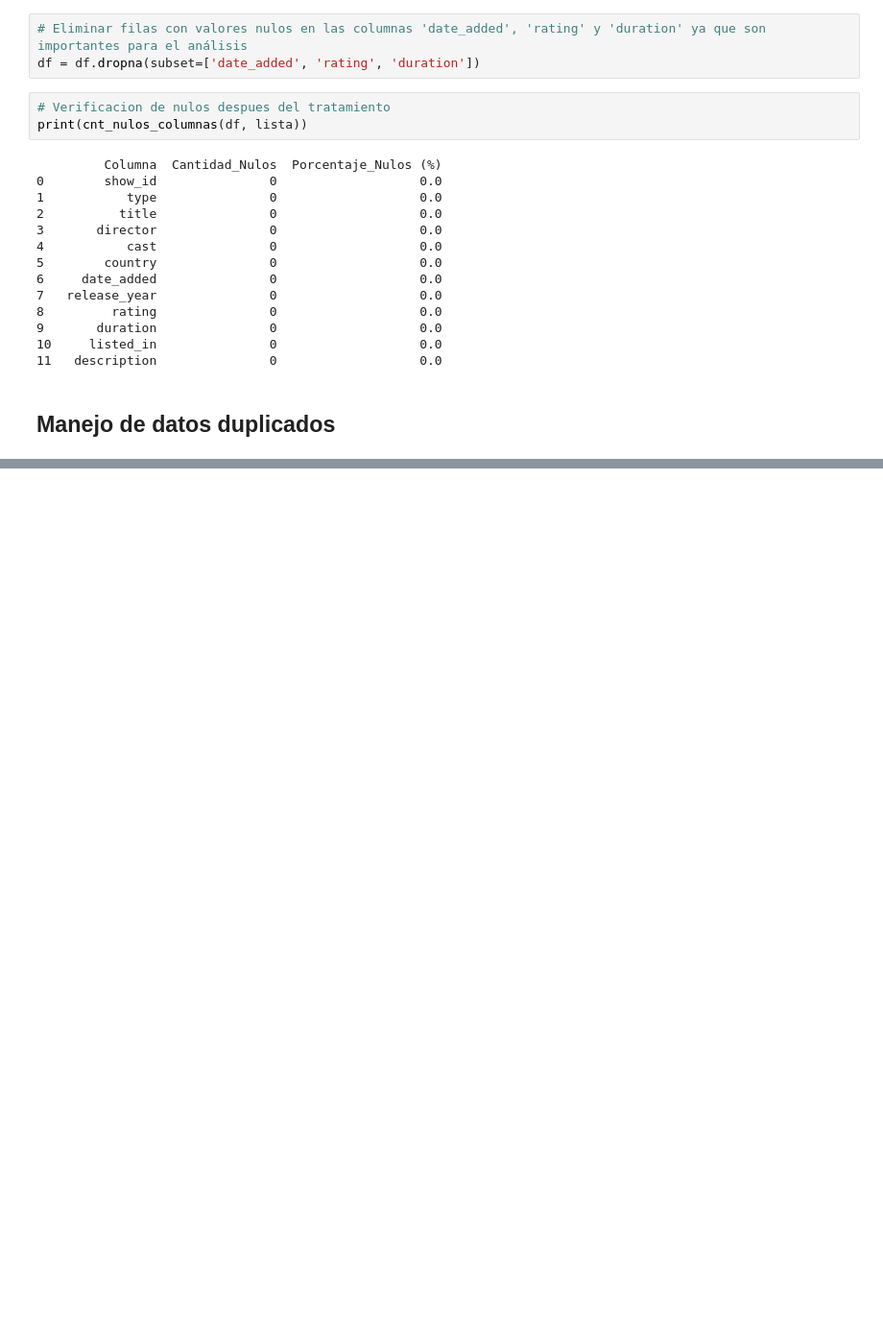
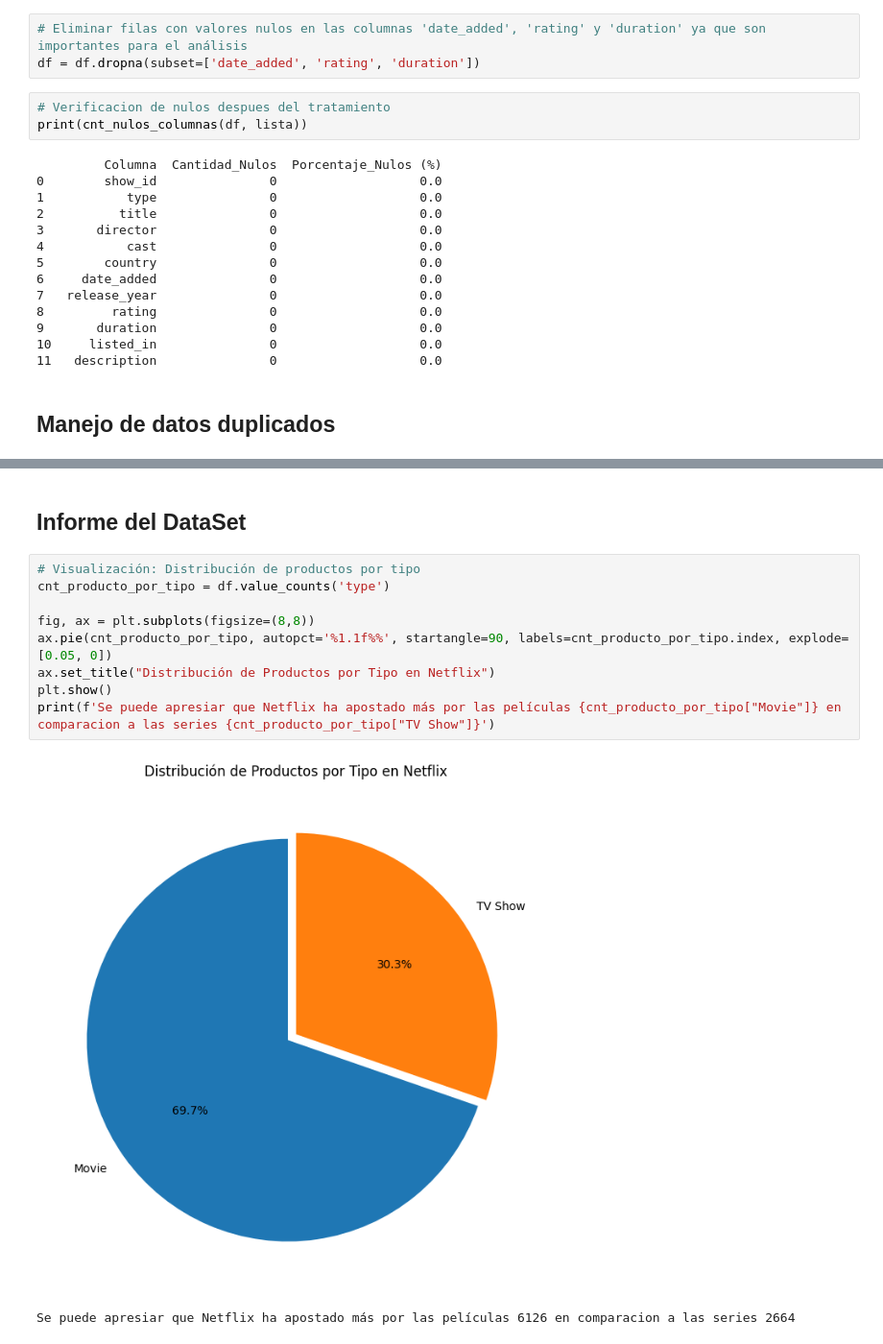
Before and after one commit to anton613/Proyecto_Data_Analisis_Series_Peliculas_Netflix, a Jupyter notebook: NoteBook/analisis.ipynb, the cells around one changed output, grey strips where cells are left out. Shown: that part at 96% size. Cells and saved outputs as stored; diff of their text form; blank space fills up the shorter version.

```diff
--- a/NoteBook/analisis.ipynb
+++ b/NoteBook/analisis.ipynb
@@ -166,0 +176,14 @@ No hay registros duplicados en la columna 'show_id'
+# %% [markdown]
+## Informe del DataSet
+# %%
+# Visualización: Distribución de productos por tipo
+cnt_producto_por_tipo = df.value_counts('type')
+
+fig, ax = plt.subplots(figsize=(8,8))
+ax.pie(cnt_producto_por_tipo, autopct='%1.1f%%', startangle=90, labels=cnt_producto_por_tipo.index, explode=[0.05, 0])
+ax.set_title("Distribución de Productos por Tipo en Netflix")
+plt.show()
+print(f'Se puede apresiar que Netflix ha apostado más por las películas {cnt_producto_por_tipo["Movie"]} en comparacion a las series {cnt_producto_por_tipo["TV Show"]}')
+# %% [output]
+[figure, added]
+Se puede apresiar que Netflix ha apostado más por las películas 6126 en comparacion a las series 2664
```
Also changed, not shown: parts of 7 cells of this notebook.
